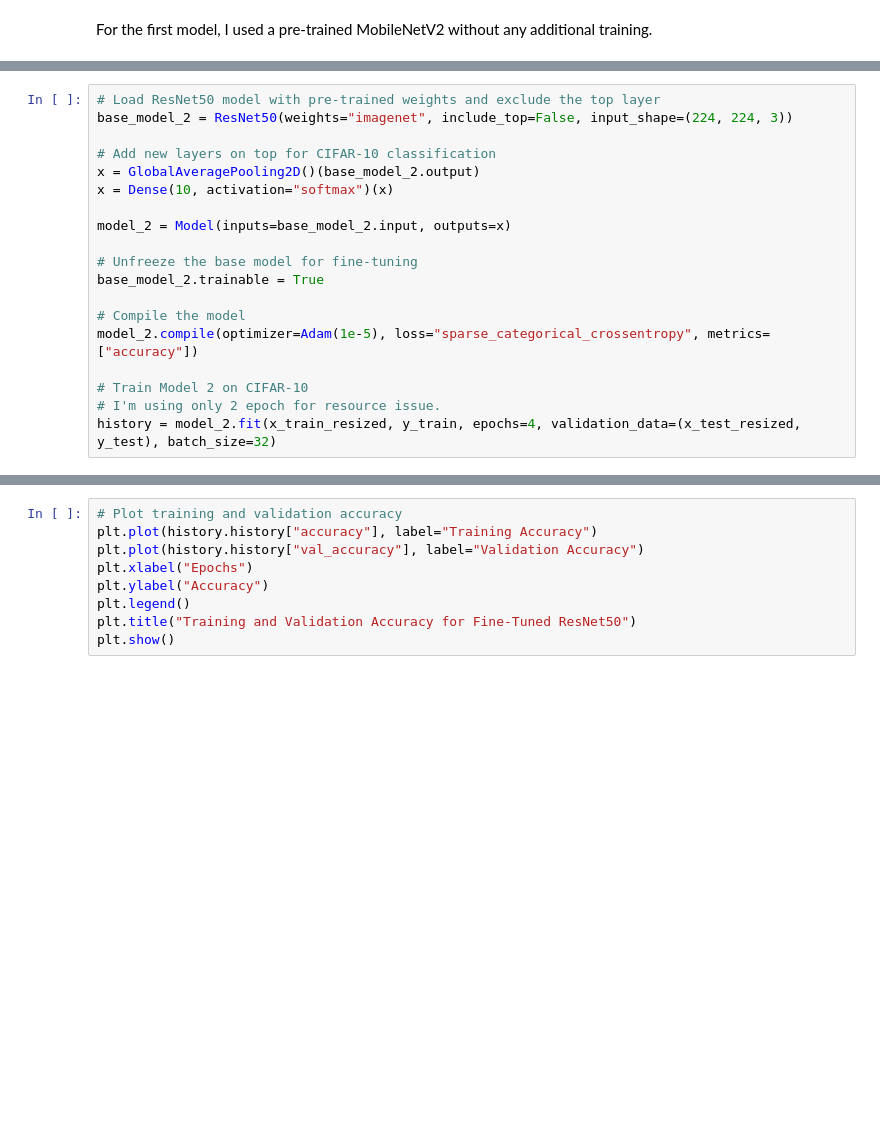
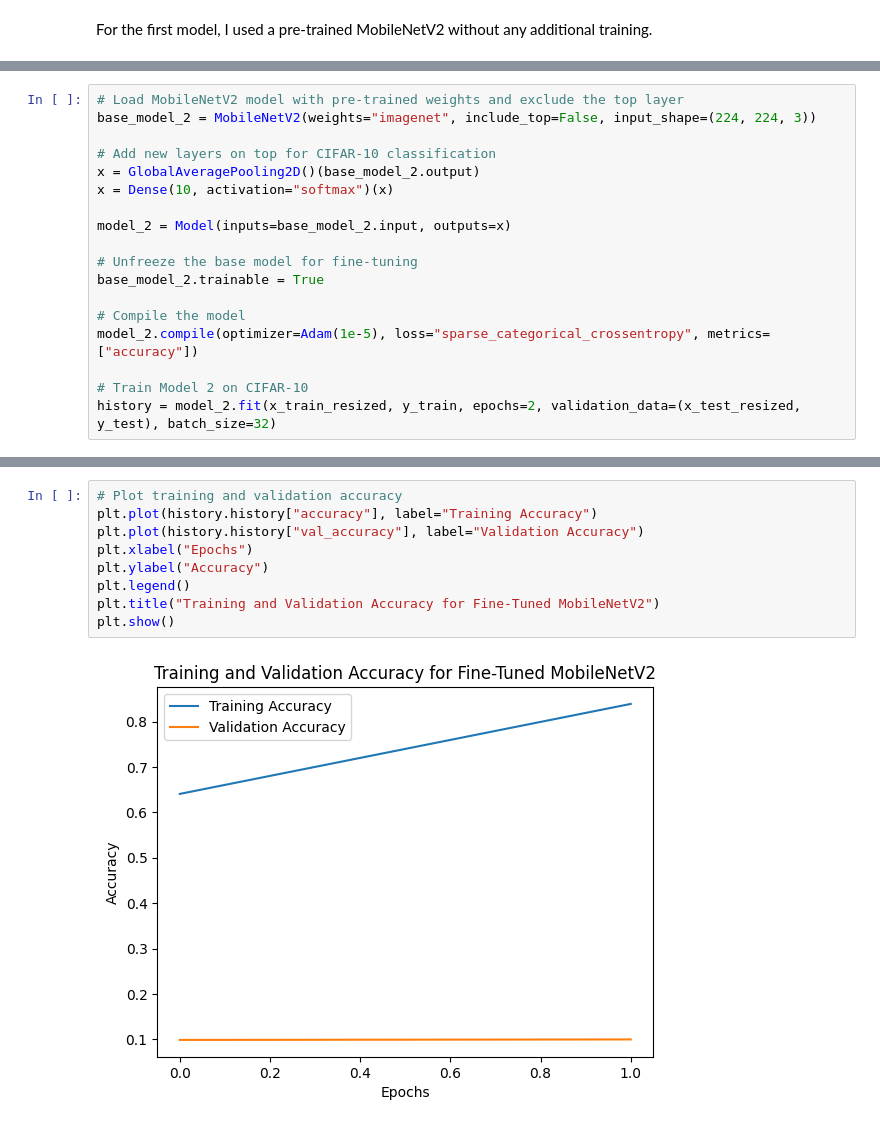
Before and after one commit to Agod1/Angular-AlbumStoreProductPage, a Jupyter notebook: compare_models_tensorflow.ipynb, the cells around one changed output, grey strips where cells are left out. Cells and saved outputs as stored; diff of their text form; blank space fills up the shorter version.

```diff
--- a/compare_models_tensorflow.ipynb
+++ b/compare_models_tensorflow.ipynb
@@ -66,6 +72,6 @@ For the second model, I have fine-tuned the ResNet50 model on CIFAR-10 to improv
 # %%
-# Load ResNet50 model with pre-trained weights and exclude the top layer
-base_model_2 = ResNet50(weights="imagenet", include_top=False, input_shape=(224, 224, 3))
+# Load MobileNetV2 model with pre-trained weights and exclude the top layer
+base_model_2 = MobileNetV2(weights="imagenet", include_top=False, input_shape=(224, 224, 3))
 
 # Add new layers on top for CIFAR-10 classification
 x = GlobalAveragePooling2D()(base_model_2.output)
@@ -80,6 +86,5 @@ base_model_2.trainable = True
 model_2.compile(optimizer=Adam(1e-5), loss="sparse_categorical_crossentropy", metrics=["accuracy"])
 
 # Train Model 2 on CIFAR-10
-# I'm using only 2 epoch for resource issue.
-history = model_2.fit(x_train_resized, y_train, epochs=4, validation_data=(x_test_resized, y_test), batch_size=32)
+history = model_2.fit(x_train_resized, y_train, epochs=2, validation_data=(x_test_resized, y_test), batch_size=32)
 # %% [output]
@@ -93,12 +101,14 @@ But ResNet50 requires more resources
 # %%
 # Plot training and validation accuracy
 plt.plot(history.history["accuracy"], label="Training Accuracy")
 plt.plot(history.history["val_accuracy"], label="Validation Accuracy")
 plt.xlabel("Epochs")
 plt.ylabel("Accuracy")
 plt.legend()
-plt.title("Training and Validation Accuracy for Fine-Tuned ResNet50")
+plt.title("Training and Validation Accuracy for Fine-Tuned MobileNetV2")
 plt.show()
+# %% [output]
+[figure, added]
 # %%
 # Make predictions with both models
 y_pred_1 = np.argmax(model_1.predict(x_test_resized), axis=1)
```
Also changed, not shown: parts of 9 cells of this notebook.
